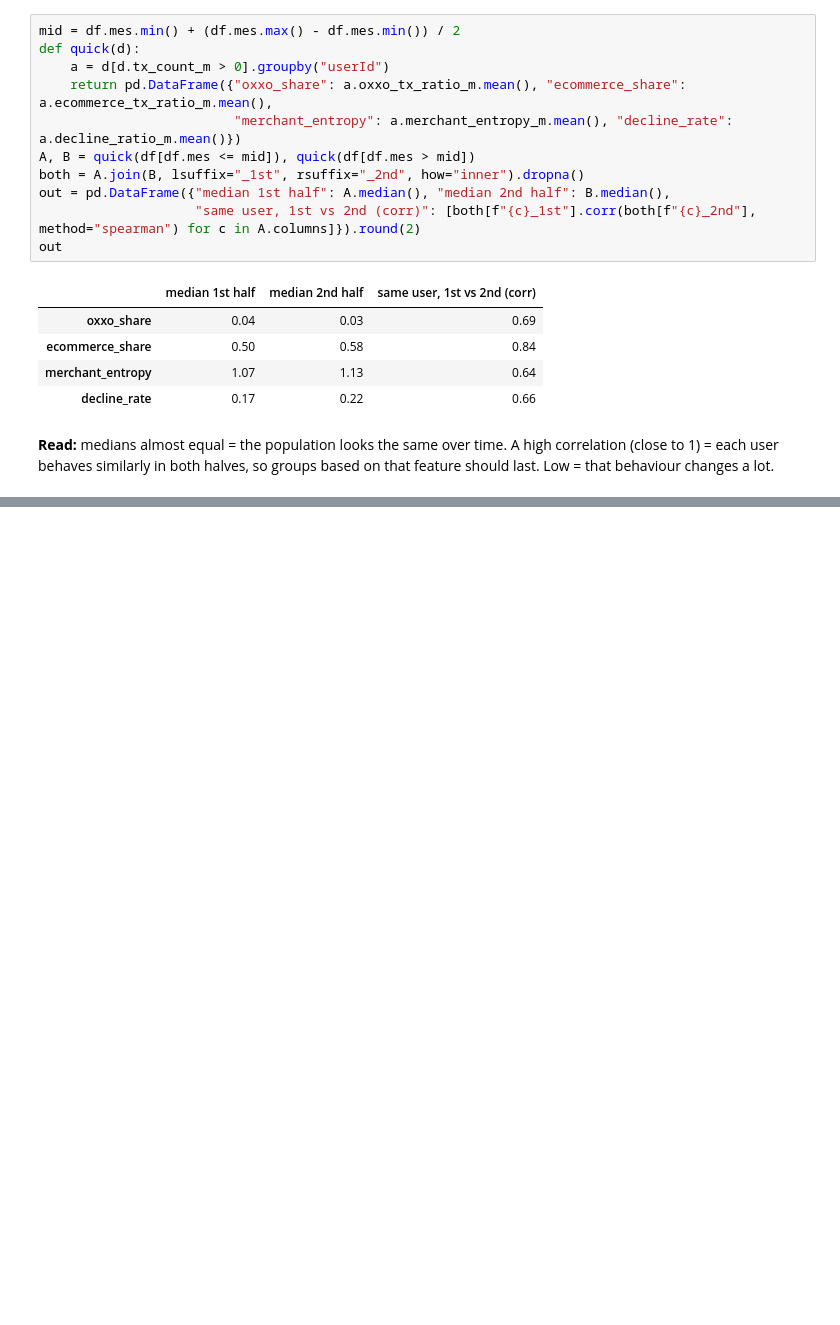
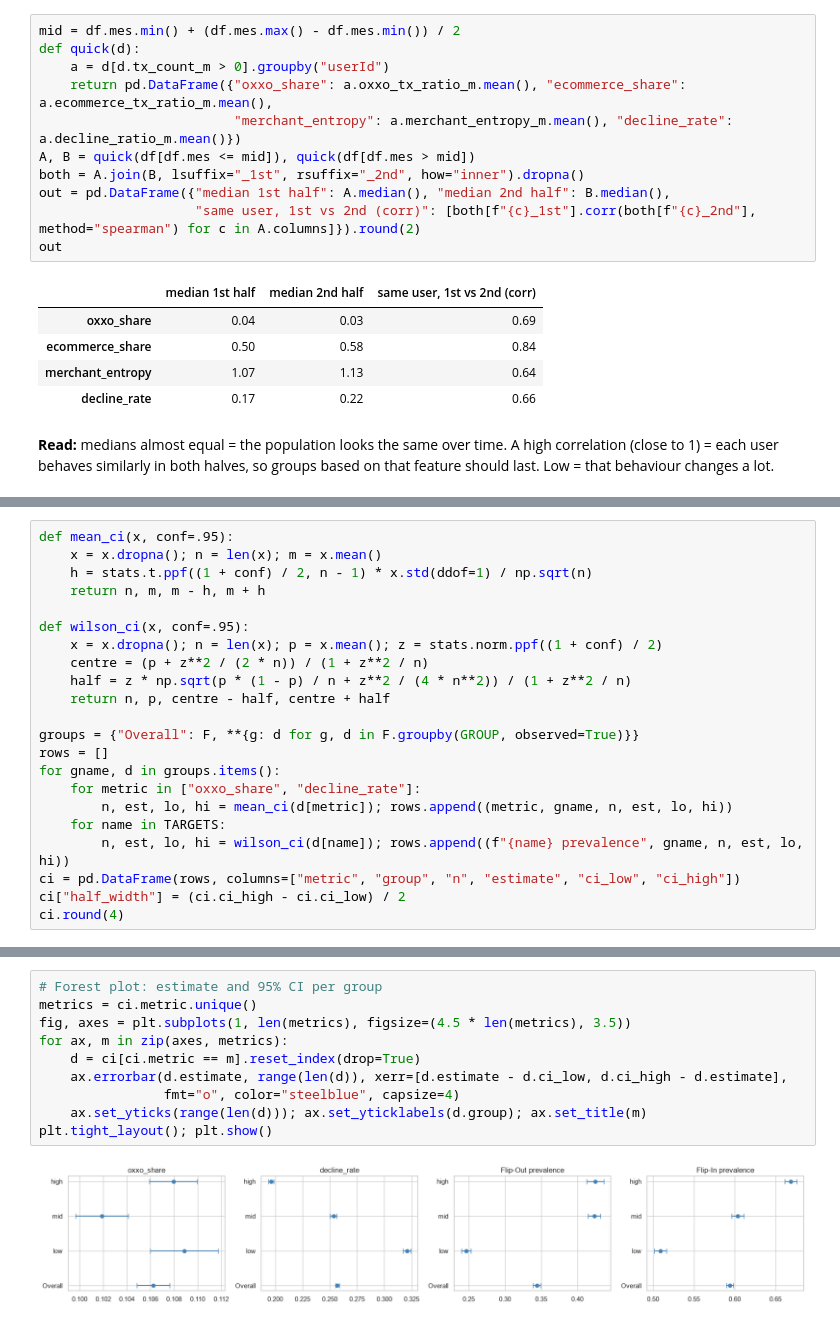
Before and after one commit to Krdz14/EDAgroup5, a Jupyter notebook: Evidence_2.ipynb, the cells around one changed output, grey strips where cells are left out. Cells and saved outputs as stored; diff of their text form; blank space fills up the shorter version.

```diff
--- a/Evidence_2.ipynb
+++ b/Evidence_2.ipynb
@@ -305,0 +369,22 @@ out
+# %%
+def mean_ci(x, conf=.95):
+    x = x.dropna(); n = len(x); m = x.mean()
+    h = stats.t.ppf((1 + conf) / 2, n - 1) * x.std(ddof=1) / np.sqrt(n)
+    return n, m, m - h, m + h
+
+def wilson_ci(x, conf=.95):
+    x = x.dropna(); n = len(x); p = x.mean(); z = stats.norm.ppf((1 + conf) / 2)
+    centre = (p + z**2 / (2 * n)) / (1 + z**2 / n)
+    half = z * np.sqrt(p * (1 - p) / n + z**2 / (4 * n**2)) / (1 + z**2 / n)
+    return n, p, centre - half, centre + half
+
+groups = {"Overall": F, **{g: d for g, d in F.groupby(GROUP, observed=True)}}
+rows = []
+for gname, d in groups.items():
+    for metric in ["oxxo_share", "decline_rate"]:
+        n, est, lo, hi = mean_ci(d[metric]); rows.append((metric, gname, n, est, lo, hi))
+    for name in TARGETS:
+        n, est, lo, hi = wilson_ci(d[name]); rows.append((f"{name} prevalence", gname, n, est, lo, hi))
+ci = pd.DataFrame(rows, columns=["metric", "group", "n", "estimate", "ci_low", "ci_high"])
+ci["half_width"] = (ci.ci_high - ci.ci_low) / 2
+ci.round(4)
@@ -305,0 +409,12 @@ out
+# %%
+# Forest plot: estimate and 95% CI per group
+metrics = ci.metric.unique()
+fig, axes = plt.subplots(1, len(metrics), figsize=(4.5 * len(metrics), 3.5))
+for ax, m in zip(axes, metrics):
+    d = ci[ci.metric == m].reset_index(drop=True)
+    ax.errorbar(d.estimate, range(len(d)), xerr=[d.estimate - d.ci_low, d.ci_high - d.estimate],
+                fmt="o", color="steelblue", capsize=4)
+    ax.set_yticks(range(len(d))); ax.set_yticklabels(d.group); ax.set_title(m)
+plt.tight_layout(); plt.show()
+# %% [output]
+[figure, added]
```
Also changed, not shown: parts of 15 cells of this notebook.
